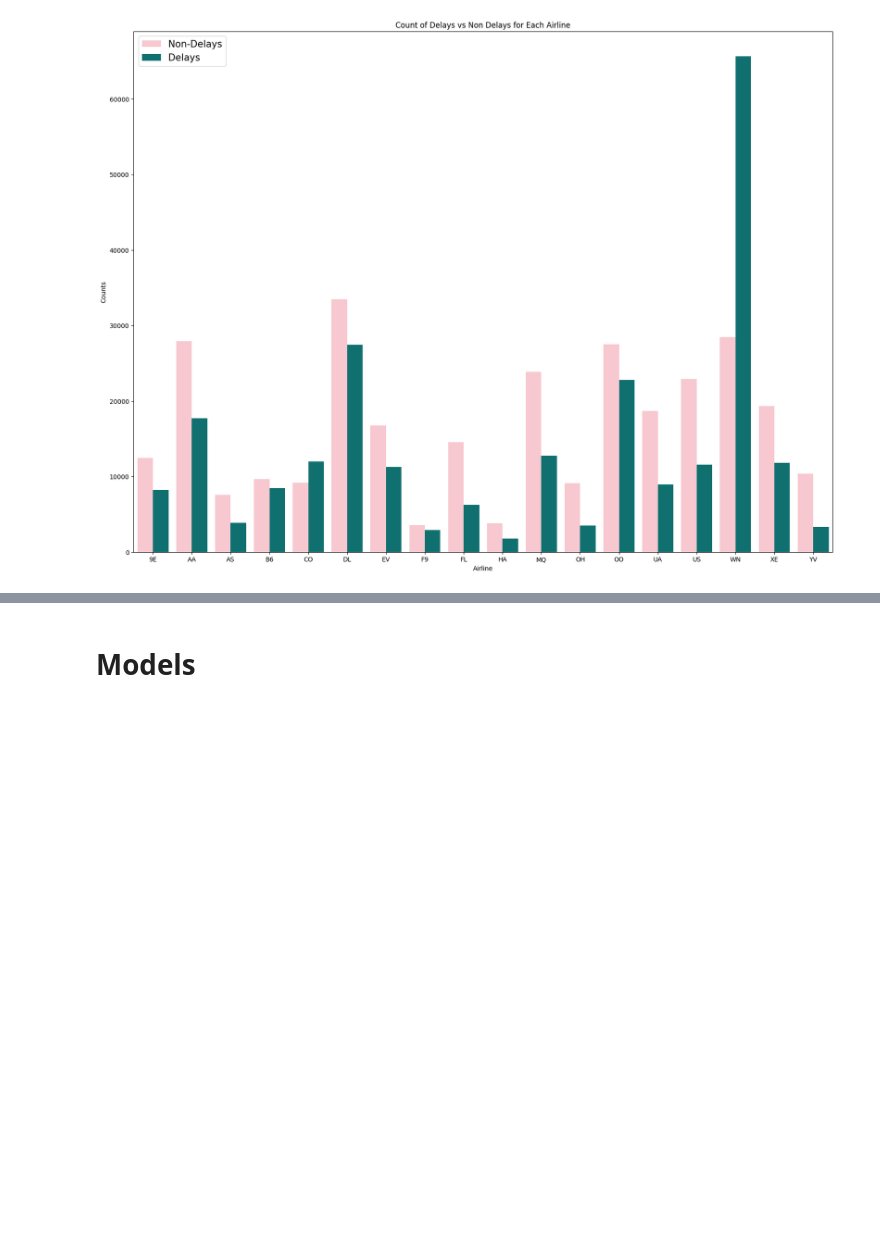
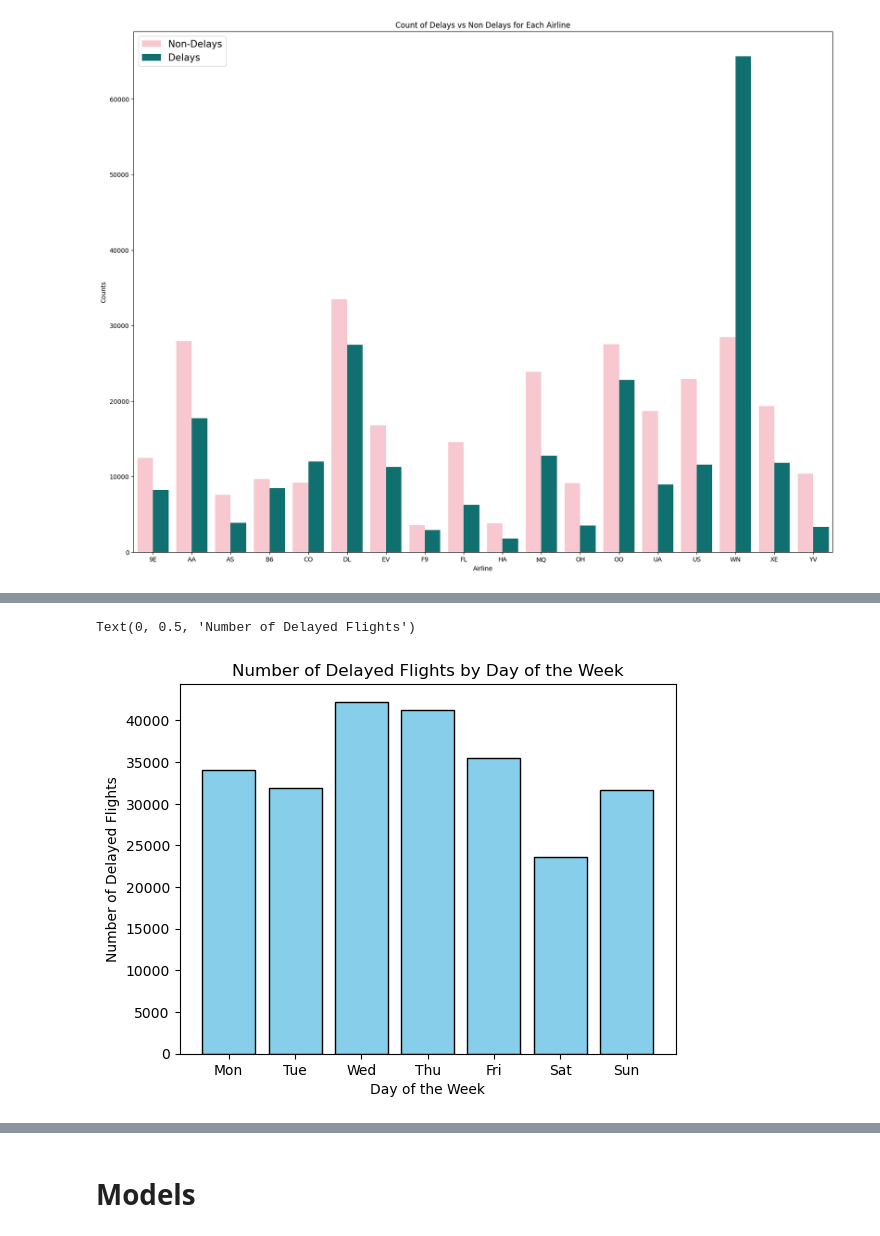
Before and after one commit to mvo1017/flight_analysis, a Jupyter notebook: term_project.ipynb, the cells around one changed output, grey strips where cells are left out. Cells and saved outputs as stored; diff of their text form; code cells hidden in the pictures; blank space fills up the shorter version.

Commit message:
kristjana's additions

```diff
--- a/term_project.ipynb
+++ b/term_project.ipynb
@@ -84,0 +191,16 @@ plt.show()
+# %%
+#Bar graph showing day of the week and number of delays : Kristjana
+import matplotlib.pyplot as plt
+
+days = ['Mon', 'Tue', 'Wed', 'Thu', 'Fri', 'Sat', 'Sun']
+
+delays_data = data[data["Delay"] > 0]
+delays_by_day = delays_data.groupby("DayOfWeek").size()
+
+plt.bar(days, delays_by_day.values, color='skyblue', edgecolor='black')
+plt.title('Number of Delayed Flights by Day of the Week')
+plt.xlabel('Day of the Week')
+plt.ylabel('Number of Delayed Flights')
+# %% [output]
+Text(0, 0.5, 'Number of Delayed Flights')
+[figure, added]
```
Also changed, not shown: parts of 17 cells of this notebook.
